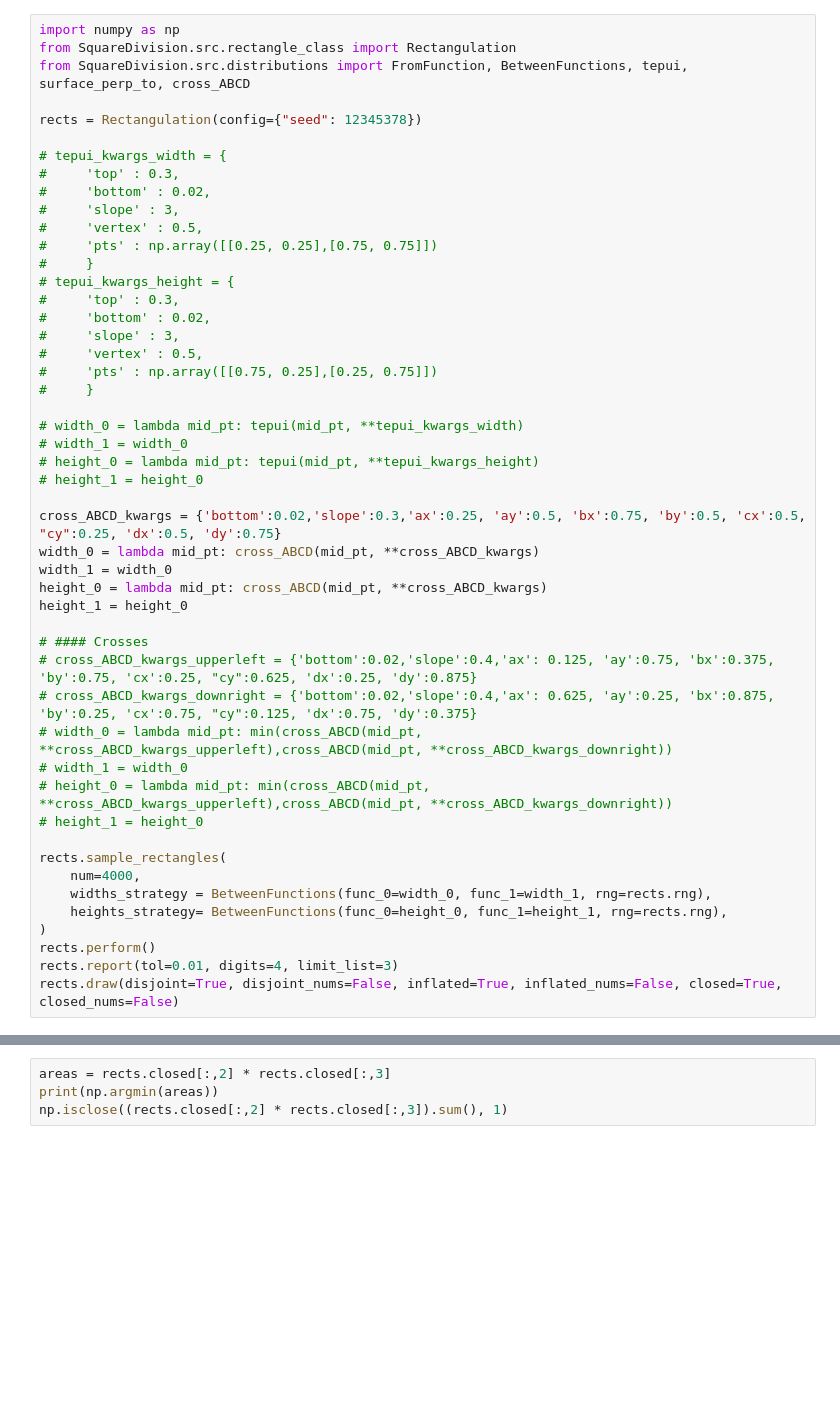
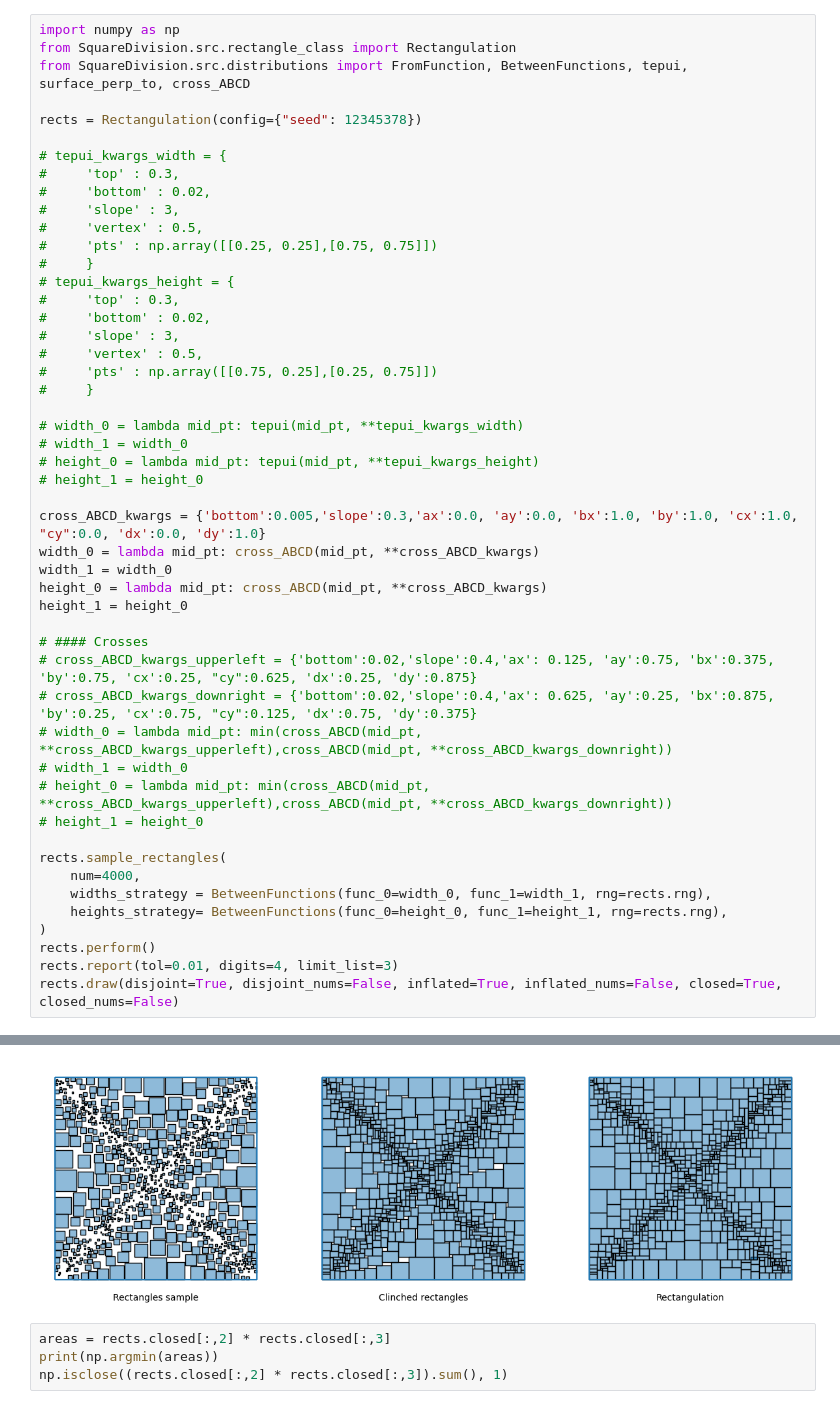
Before and after one commit to Polatucha16/SquareDivision, a Jupyter notebook: square_division_example.ipynb, the cells around one changed output, grey strips where cells are left out. Saved outputs shown, nothing was run; the diff lists cells and outputs as text; blank space fills up the shorter version.

```diff
--- a/square_division_example.ipynb
+++ b/square_division_example.ipynb
@@ -25,7 +25,7 @@ rects = Rectangulation(config={"seed": 12345378})
 # height_0 = lambda mid_pt: tepui(mid_pt, **tepui_kwargs_height)
 # height_1 = height_0
 
-cross_ABCD_kwargs = {'bottom':0.02,'slope':0.3,'ax':0.25, 'ay':0.5, 'bx':0.75, 'by':0.5, 'cx':0.5, "cy":0.25, 'dx':0.5, 'dy':0.75}
+cross_ABCD_kwargs = {'bottom':0.005,'slope':0.3,'ax':0.0, 'ay':0.0, 'bx':1.0, 'by':1.0, 'cx':1.0, "cy":0.0, 'dx':0.0, 'dy':1.0}
 width_0 = lambda mid_pt: cross_ABCD(mid_pt, **cross_ABCD_kwargs)
 width_1 = width_0
 height_0 = lambda mid_pt: cross_ABCD(mid_pt, **cross_ABCD_kwargs)
@@ -47,3 +47,4 @@ rects.sample_rectangles(
 rects.perform()
 rects.report(tol=0.01, digits=4, limit_list=3)
 rects.draw(disjoint=True, disjoint_nums=False, inflated=True, inflated_nums=False, closed=True, closed_nums=False)
+# %% [output]
@@ -50,3 +54,4 @@ rects.draw(disjoint=True, disjoint_nums=False, inflated=True, inflated_nums=Fals
+[figure, added]
 # %%
 areas = rects.closed[:,2] * rects.closed[:,3]
 print(np.argmin(areas))
```
Also changed, not shown: parts of 2 cells of this notebook, 5 other files.
